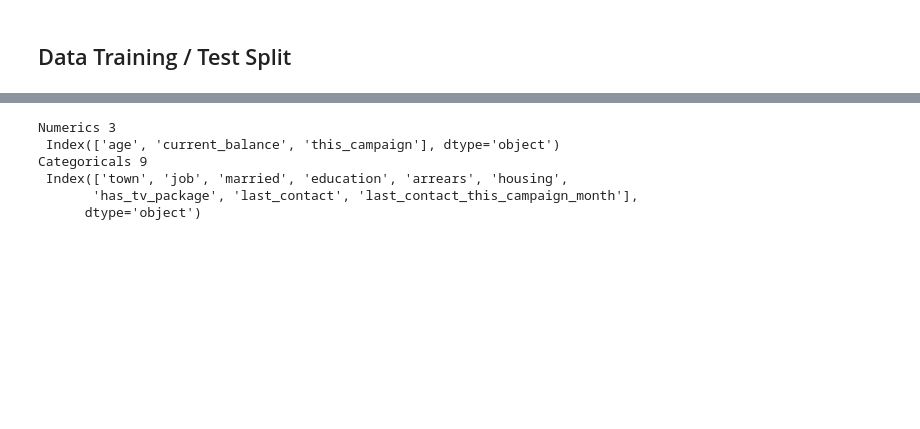
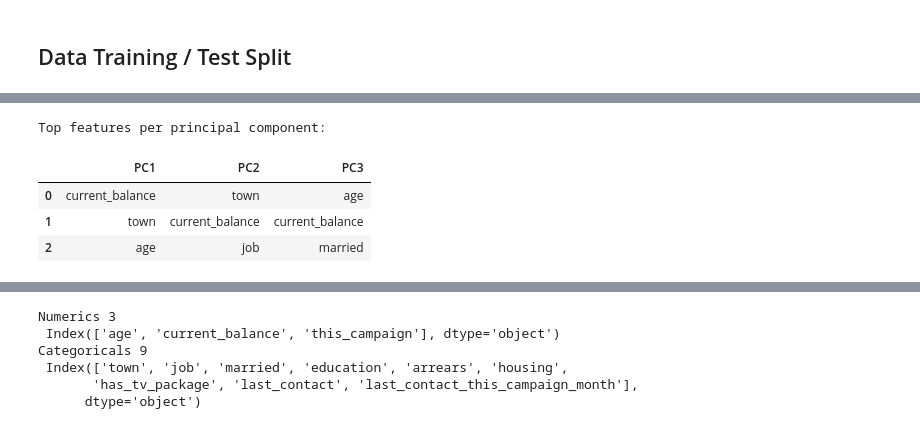
Before and after one commit to StuartG24/Telecom_Customer_Targeting, a Jupyter notebook: _Notebooks/1. Data_Load_CleanV2.ipynb, the cells around one changed output, grey strips where cells are left out. Saved outputs shown, nothing was run; the diff lists cells and outputs as text; code cells hidden in the pictures; blank space fills up the shorter version.

```diff
--- a/_Notebooks/1. Data_Load_CleanV2.ipynb
+++ b/_Notebooks/1. Data_Load_CleanV2.ipynb
@@ -518 +611,33 @@ X_train, X_test, y_train, y_test = train_test_split(X, y, test_size=0.2, random_
+# %%
+import numpy as np
+import pandas as pd
+from sklearn.decomposition import PCA
+
+# Assuming X_train_dense is a pandas DataFrame with column names
+feature_names = X_train.columns.tolist()
+
+# Fit PCA with all components to get full variance ratios
+pca = PCA(n_components=0.95).fit(X_train)
+
+# Get feature contributions to components
+loadings = pd.DataFrame(
+    pca.components_.T,
+    columns=[f'PC{i+1}' for i in range(pca.n_components_)],
+    index=feature_names
+)
+
+# Show top 3 features per principal component
+top_features_per_pc = {}
+for pc in loadings.columns:
+    top_features = loadings[pc].abs().nlargest(3).index.tolist()
+    top_features_per_pc[pc] = top_features
+
+print("Top features per principal component:")
+pd.DataFrame(top_features_per_pc)
+# %% [output]
+Top features per principal component:
+|  | PC1 | PC2 | PC3 |
+| 0 | current_balance | town | age |
+| 1 | town | current_balance | current_balance |
+| 2 | age | job | married |
 # %% [markdown]
```
Also changed, not shown: parts of 14 cells of this notebook, 2 other files.
